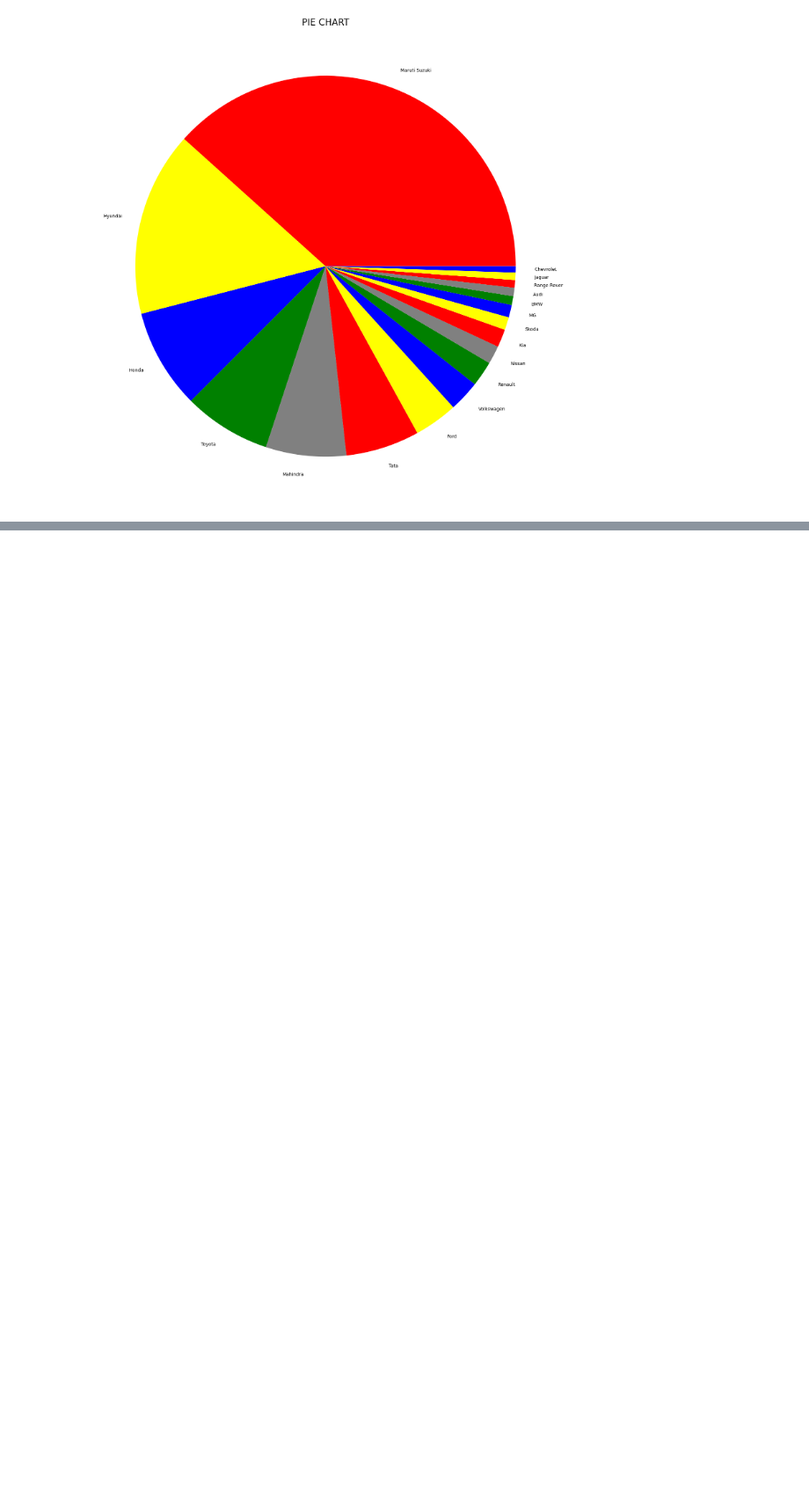
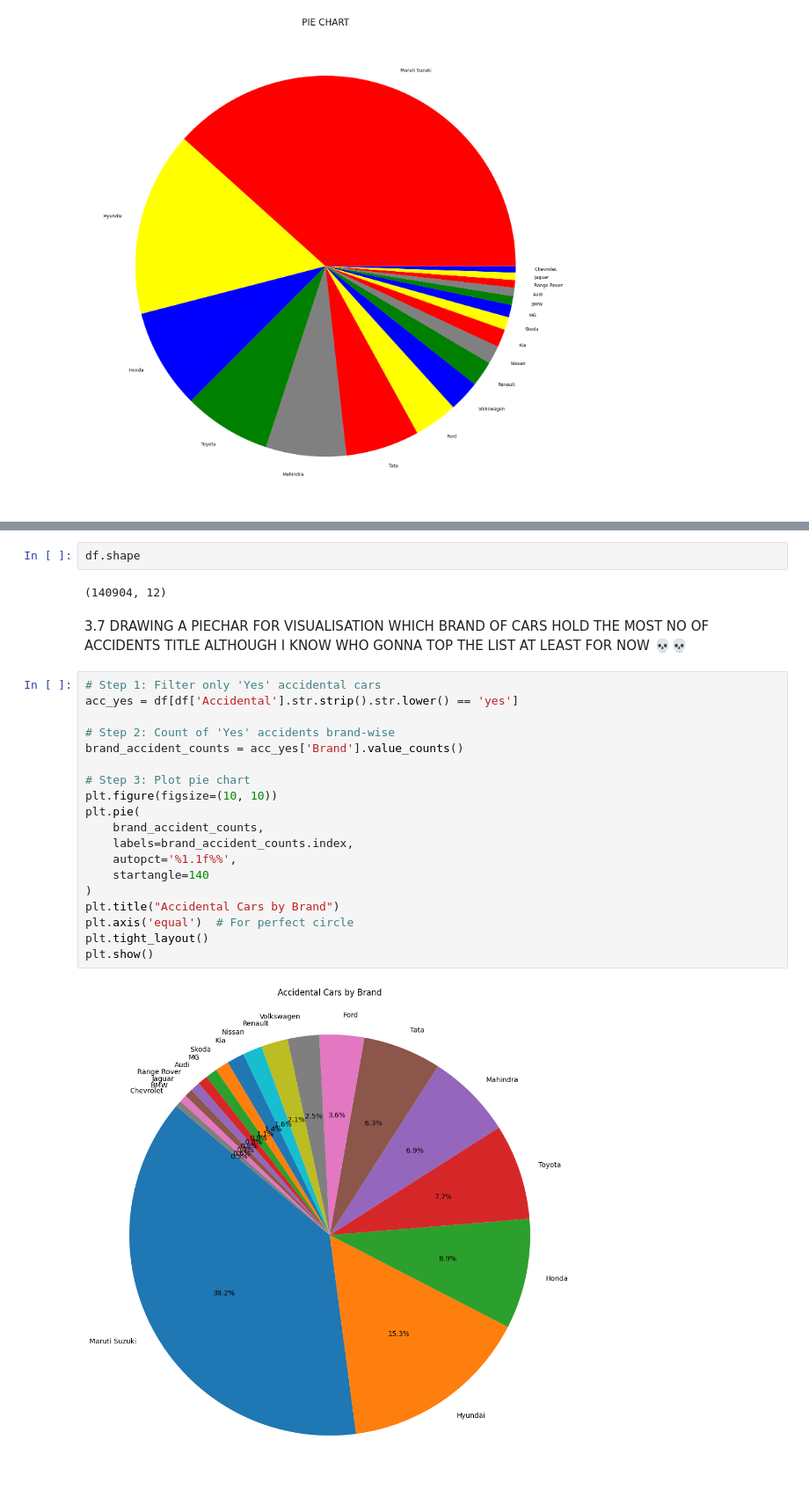
Before and after one commit to paras0583/car_sale_model.india, a Jupyter notebook: car_data/EDA.ipynb, the cells around one changed output, grey strips where cells are left out. Shown: that part at 88% size. Drawn from its saved outputs; the diff is of its cells as text; blank space fills up the shorter version.

```diff
--- a/car_data/EDA.ipynb
+++ b/car_data/EDA.ipynb
@@ -162,0 +222,27 @@ plt.show()
+# %%
+df.shape
+# %% [output]
+(140904, 12)
+# %% [markdown]
+3.7 DRAWING A PIECHAR FOR VISUALISATION WHICH BRAND OF CARS HOLD THE MOST NO OF ACCIDENTS TITLE ALTHOUGH I KNOW WHO GONNA TOP THE LIST AT LEAST FOR NOW 💀💀
+# %%
+# Step 1: Filter only 'Yes' accidental cars
+acc_yes = df[df['Accidental'].str.strip().str.lower() == 'yes']
+
+# Step 2: Count of 'Yes' accidents brand-wise
+brand_accident_counts = acc_yes['Brand'].value_counts()
+
+# Step 3: Plot pie chart
+plt.figure(figsize=(10, 10))
+plt.pie(
+    brand_accident_counts,
+    labels=brand_accident_counts.index,
+    autopct='%1.1f%%',
+    startangle=140
+)
+plt.title("Accidental Cars by Brand")
+plt.axis('equal')  # For perfect circle
+plt.tight_layout()
+plt.show()
+# %% [output]
+[figure, added]
```
Also changed, not shown: parts of 13 cells of this notebook.
